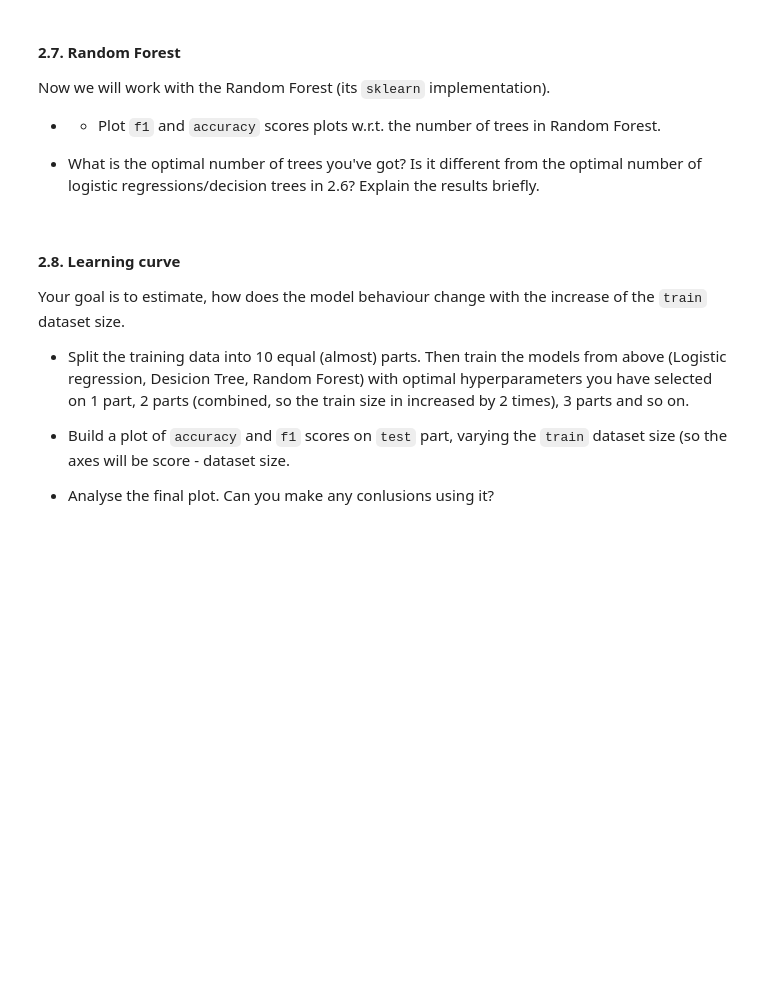
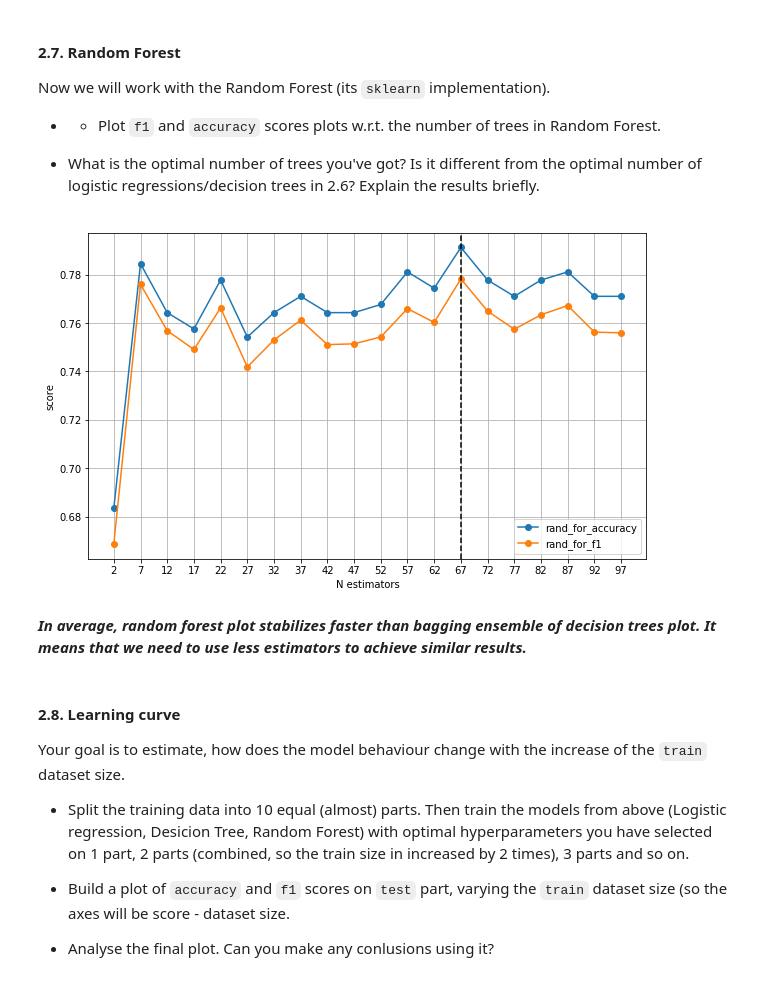
Before and after one commit to shereneshka/ml-mipt, a Jupyter notebook: homeworks_basic/Lab1_ML_pipeline_and_SVM/Lab1_part2_ml_pipeline.ipynb, the cells around one changed output. Saved outputs shown, nothing was run; the diff lists cells and outputs as text; code cells hidden in the pictures; blank space fills up the shorter version.

```diff
--- a/homeworks_basic/Lab1_ML_pipeline_and_SVM/Lab1_part2_ml_pipeline.ipynb
+++ b/homeworks_basic/Lab1_ML_pipeline_and_SVM/Lab1_part2_ml_pipeline.ipynb
@@ -299,3 +345,33 @@ from sklearn.ensemble import RandomForestClassifier
+# %%
+# YOUR CODE HERE
+from sklearn.ensemble import RandomForestClassifier
+
+rand_for_accuracy = []
+rand_for_f1 = []
+for i in range(2,100,5):
+    rand_for = RandomForestClassifier(n_estimators=i, random_state=42)
+    rand_for.fit(X_train, y_train)
+    rand_for_accuracy.append(rand_for.score(X_test, y_test))
+    rand_for_f1.append(f1_score(y_test, rand_for.predict(X_test), average='macro'))
+
+plt.figure(figsize=(10,6))
+
+x = np.arange(2,100,5)
+plt.plot(x, rand_for_accuracy, 'o-')
+plt.plot(x, rand_for_f1, 'o-')
+plt.axvline(x[np.argmax(rand_for_accuracy)], linestyle='--', color='black')
+
+labels = ['rand_for_accuracy', 'rand_for_f1']
+plt.xticks(x)
+plt.grid()
+plt.legend(labels)
+plt.ylabel('score')
+plt.xlabel('N estimators')
+plt.show()
+# %% [output]
+[figure, added]
+# %% [markdown]
+**_In average, random forest plot stabilizes faster than bagging ensemble of decision trees plot. It means that we need to use less estimators to achieve similar results._**
 # %% [markdown]
 #### 2.8. Learning curve
 Your goal is to estimate, how does the model behaviour change with the increase of the `train` dataset size.
```
Also changed, not shown: parts of 29 cells of this notebook, 5 other files.
